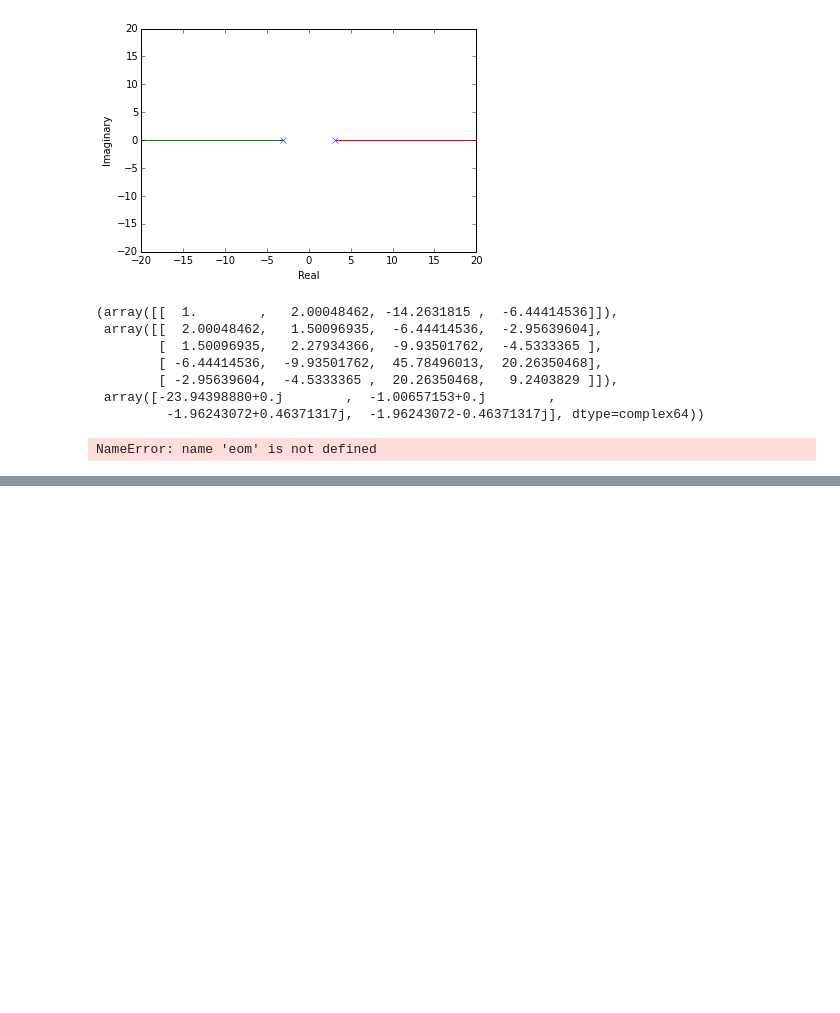
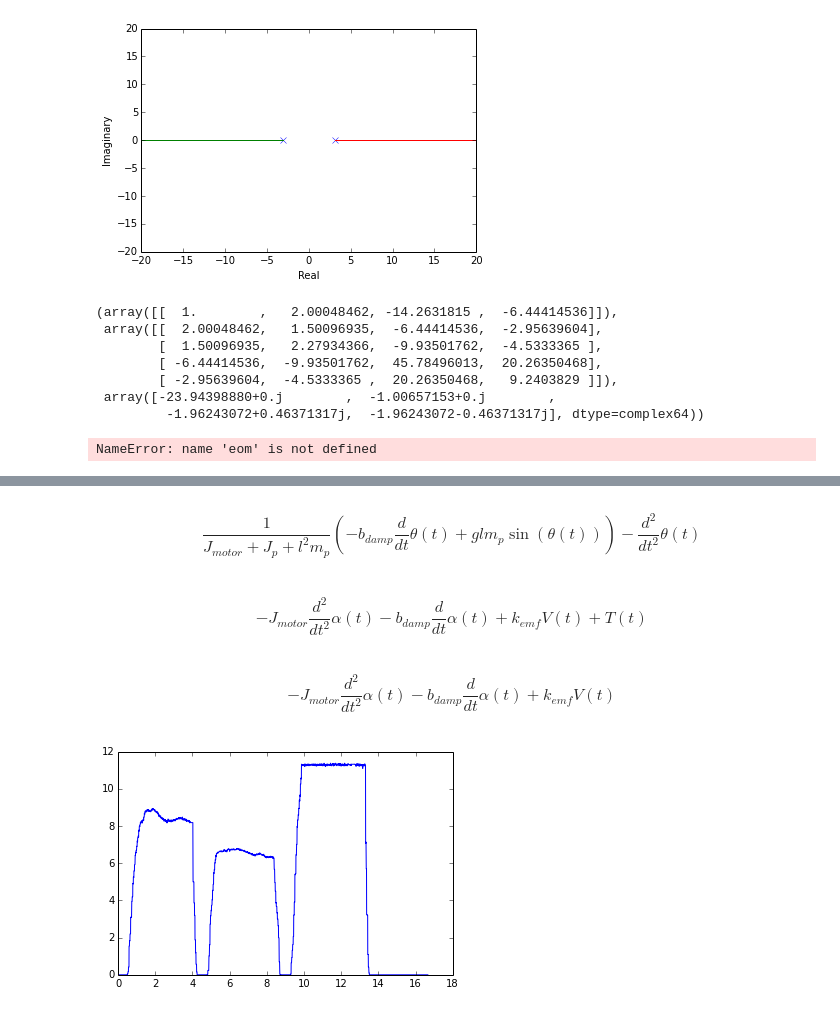
Before and after one commit to aerospace-notebook/aerospace-notebook, a Jupyter notebook: Segway-motor.ipynb, the cells around one changed output, grey strips where cells are left out. Cells and saved outputs as stored; diff of their text form; code cells hidden in the pictures; blank space fills up the shorter version.

Commit message:
Added segway sys ID files

```diff
--- a/Segway-motor.ipynb
+++ b/Segway-motor.ipynb
@@ -45,7 +49,7 @@ wheel = mech.RigidBody('wheel', point_W, frame_w, m_w, (J_wheel, point_W))
 
 # Pendulum Creation
 J_pend = mech.inertia(frame_b, 0, J_p, 0)
-pend = mech.RigidBody('pend', point_P, frame_b, m_p, (J_pend, point_W)) #change inertia point to point_p
+pend = mech.RigidBody('pend', point_P, frame_b, m_p, (J_pend, point_P)) #change inertia point to point_p
 # %% [markdown]
 ## Pendulum
 # %%
@@ -89,6 +93,6 @@ $$(J_{w} \left(- \ddot{\alpha} + \ddot{\theta}\right) - r F + T)\mathbf{\hat{w}_
 # %% [markdown]
 ## Motor
 # %%
-eom_motor = T(t) + b_emf*V(t) - b_damp*alpha(t).diff(t) - J_motor*alpha(t).diff(t,2)
+eom_motor = T(t) + k_emf*V(t) - b_damp*alpha(t).diff(t) - J_motor*alpha(t).diff(t,2)
 eom_motor
 # %% [output]
@@ -141,9 +127,9 @@ eom_sol
 Now we have solved for each of the unknown variables in terms of system properties and theta,
 the next step is to look specifically at the variables of most importance, x_dot and theta_dot
 # %%
-simp_assump = {J_w:0, J_motor:0, m_w:0}
+simp_assump = {J_motor:0, J_w:0, V(t):0, x(t).diff(t):0, theta(t).diff(t):a, theta(t):0, a:theta(t).diff(t)}
 theta_ddot = eom_sol[theta(t).diff(t,2)].expand().ratsimp().collect([theta(t), x(t), V(t), theta(t).diff(t), x(t).diff(t)], sympy.factor)
-theta_ddot = theta_ddot.subs(simp_assump)
-
+theta_ddot = theta_ddot.subs(simp_assump1)
+theta_ddot = theta_ddot.simplify()
 theta_ddot
 # %% [output]
@@ -333,0 +341,30 @@ pl.grid()
+# %%
+pend_sysID = (sol_pend_sysID[theta(t).diff(t,2)].subs({x(t).diff(t,2):0, V(t):0}) - theta(t).diff(t,2))
+pend_sysID
+# %% [output]
+$$\frac{1}{J_{motor} + J_{p} + l^{2} m_{p}} \left(- b_{damp} \frac{d}{d t} \theta{\left (t \right )} + g l m_{p} \sin{\left (\theta{\left (t \right )} \right )}\right) - \frac{d^{2}}{d t^{2}}  \theta{\left (t \right )}$$
+# %%
+eom_motor
+# %% [output]
+$$- J_{motor} \frac{d^{2}}{d t^{2}}  \alpha{\left (t \right )} - b_{damp} \frac{d}{d t} \alpha{\left (t \right )} + k_{emf} V{\left (t \right )} + T{\left (t \right )}$$
+# %%
+motor_sysID = eom_motor.subs({T(t):0})
+motor_sysID
+# %% [output]
+$$- J_{motor} \frac{d^{2}}{d t^{2}}  \alpha{\left (t \right )} - b_{damp} \frac{d}{d t} \alpha{\left (t \right )} + k_{emf} V{\left (t \right )}$$
+# %%
+with open('data/segway/motor_sysid/sess001/log001.csv', 'r') as loadfile:
+    data1 = px4_logutil.px4_log_to_namedtuple(loadfile)
+# %%
+data = data1
+def do_plotting(data):
+    i_start = 400
+    i_end = -1
+    t = (data.TIME.StartTime[i_start:i_end] -  data1.TIME.StartTime[i_start])/1e6
+    V = data.BATT.V[i_start:i_end]
+    #pl.plot(t, data.ENCD.cnt0[i_start:i_end])
+    #pl.plot(t, data.ENCD.vel0[i_start:i_end])
+    pl.plot(t, V*(data.OUT1.Out0[i_start:i_end] - 1500)/1500)
+do_plotting(data1)
+# %% [output]
+[figure, added]
```
Also changed, not shown: parts of 14 cells of this notebook, 25 other files.
